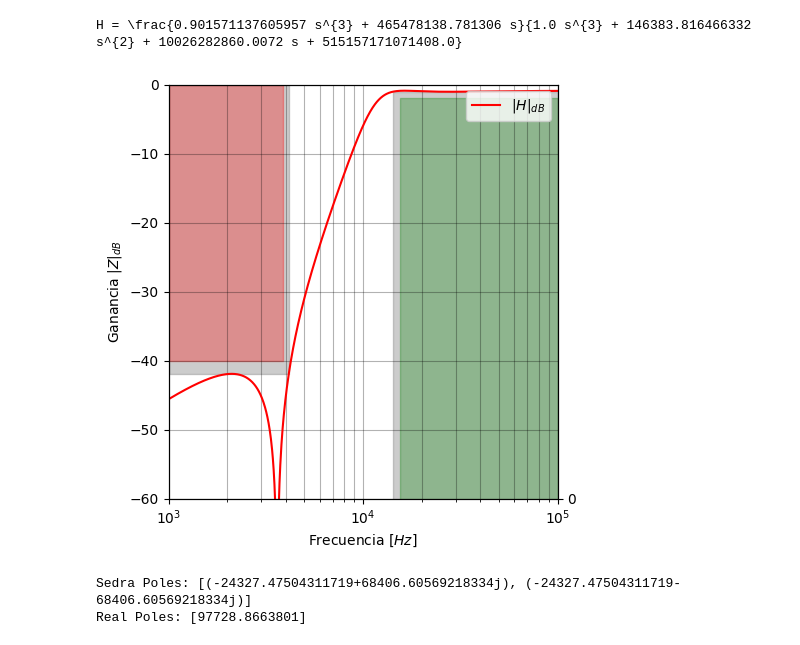
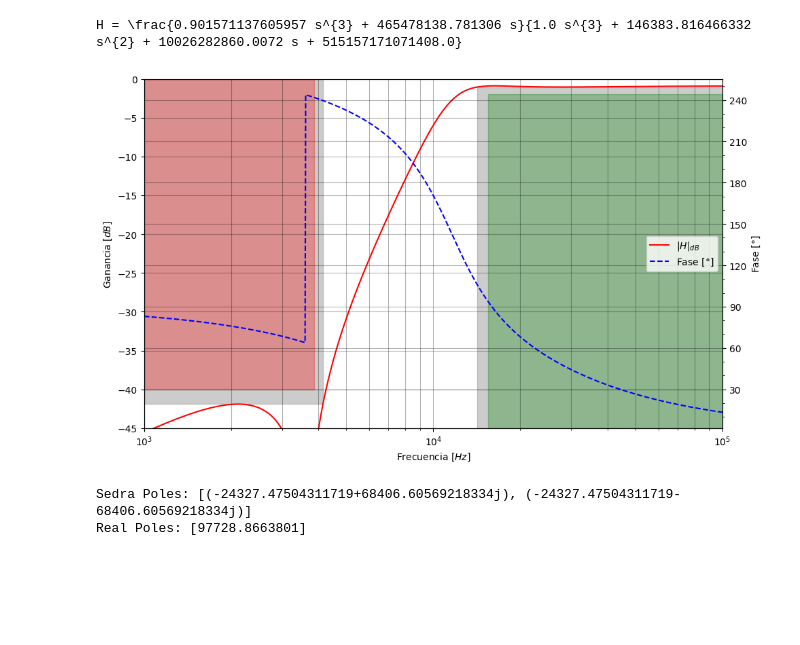
Before and after one commit to Rafdal/itba-tc2-sedra-design, a Jupyter notebook: 0_cauer_template_design.ipynb, the cells around one changed output. Drawn from its saved outputs; the diff is of its cells as text; code cells hidden in the pictures; blank space fills up the shorter version.

```diff
--- a/0_cauer_template_design.ipynb
+++ b/0_cauer_template_design.ipynb
@@ -65,32 +66,32 @@ H = \frac{0.901571137605957 s^{3} + 465478138.781306 s}{1.0 s^{3} + 146383.81646
 # %%
 # Evaluate the frequency response of the filter
 f_log = np.logspace(3, 5, 1000)
 w_log = 2 * np.pi * f_log
 _, h = signal.freqs_zpk(z, p, k, worN=w_log)
 
 # Plot the frequency response of the filter
 from plot_utils import PlotBode, fixPhaseJumps
 gain = 20*np.log10(np.abs(h))
 phase = np.angle(h, deg=True)
 phase = fixPhaseJumps(phase)
 
-plotter = PlotBode(figsize=(5,5))
+plotter = PlotBode()
 plotter.plotSemilog1(f_log, gain, label='$|H|_{{dB}}$', color='red')
-# plotter.plotSemilog2(f_log, phase, label='Fase $[\\degree]$', color='blue', linestyle='--')
+plotter.plotSemilog2(f_log, phase, label='Fase $[\\degree]$', color='blue', linestyle='--')
 
 plotter.drawRectangle1(f_log[0], fa2, -Aa2+20*np.log10(k), 0, color='gray', alpha=.4)
 plotter.drawRectangle1(fp2, f_log[-1], -1e2, -Ap2+20*np.log10(k), color='gray', alpha=.4)
 
 plotter.drawRectangle1(f_log[0], fa, -Aa, 0, color='red', alpha=.3)
 plotter.drawRectangle1(fp, f_log[-1], -1e2, -Ap, color='green', alpha=.3)
 
 # plotter.plotLinear1([f_log[0], f_log[-1]], [-0.9, -0.9], label='k', color='black', linestyle='--', alpha=.8)
 # plotter.ax1.text(2e4, -0.88, '$ k = -0.9dB } $', fontsize=14, color='black', alpha=1)
 
-plotter.show(loc='upper right', y1limits=[-60, 0], gridcolor='black', gridalpha=.3)
-# save_pdf("ripple_bode", plotter.fig)
+plotter.show(loc='center right', y1limits=[-45, 0], gridcolor='black', gridalpha=.3)
+# save_pdf("cauer_bode", plotter.fig)
 # %% [output]
-[figure, old version]
+[figure, new version]
 # %%
 # get design poles
 sedraPoles = [pole for pole in p if pole.imag != 0 and pole.real != 0]
```
Also changed, not shown: parts of 2 cells of this notebook, 5 other files.
